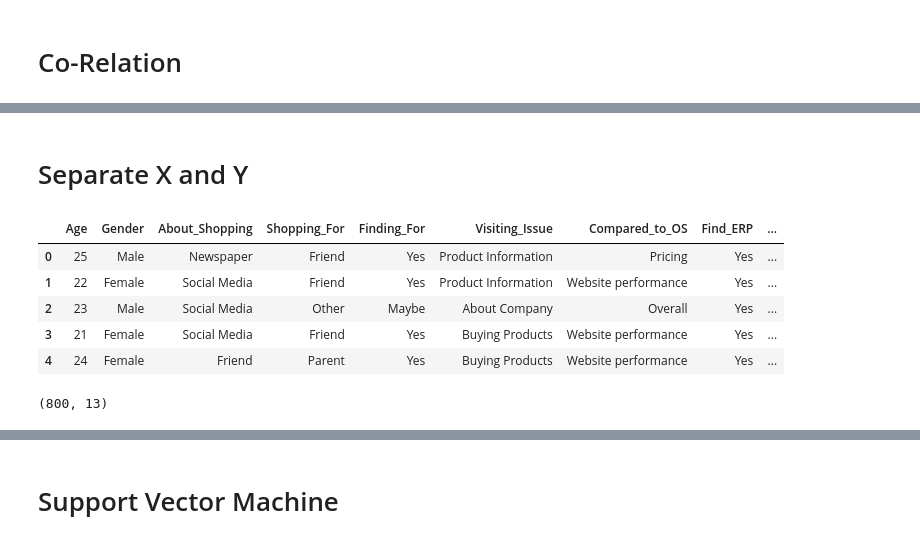
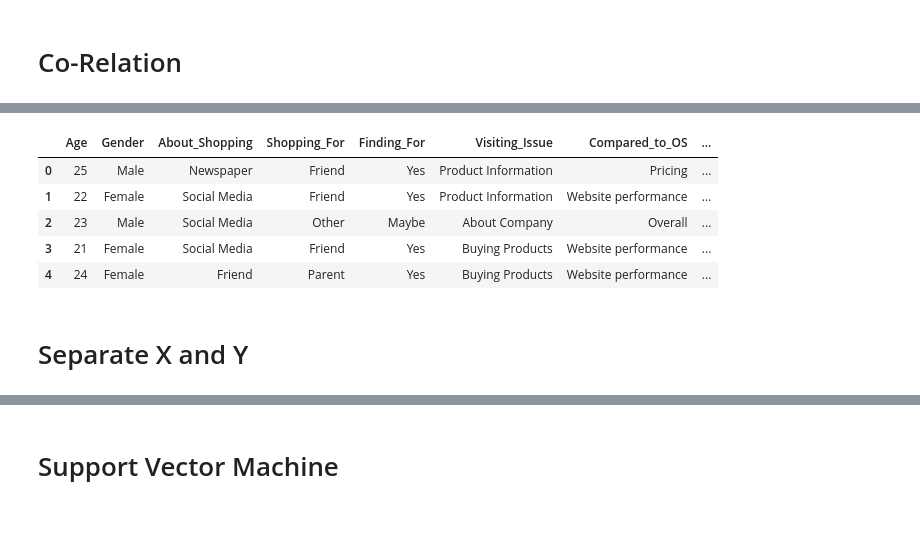
Before and after one commit to rajeshdiu/Online-Shopping-Review, a Jupyter notebook: Online Shopping Review.ipynb, the cells around one changed output, grey strips where cells are left out. Cells and saved outputs as stored; diff of their text form; code cells hidden in the pictures.

```diff
--- a/Online Shopping Review.ipynb
+++ b/Online Shopping Review.ipynb
@@ -275,3 +273,12 @@ sns.heatmap(df1.corr(), annot=True, linewidths=.5, fmt= '.1f',ax=ax)
+# %%
+df1.head()
+# %% [output]
+|  | Age | Gender | About_Shopping | Shopping_For | Finding_For | Visiting_Issue | Compared_to_OS | ... |
+| 0 | 25 | Male | Newspaper | Friend | Yes | Product Information | Pricing | ... |
+| 1 | 22 | Female | Social Media | Friend | Yes | Product Information | Website performance | ... |
+| 2 | 23 | Male | Social Media | Other | Maybe | About Company | Overall | ... |
+| 3 | 21 | Female | Social Media | Friend | Yes | Buying Products | Website performance | ... |
+| 4 | 24 | Female | Friend | Parent | Yes | Buying Products | Website performance | ... |
 # %% [markdown]
 # Separate X and Y
 # %%
@@ -281,13 +287,0 @@ x=df1.drop(["Complacency"],axis=1)
-# %%
-x.head()
-# %% [output]
-|  | Age | Gender | About_Shopping | Shopping_For | Finding_For | Visiting_Issue | Compared_to_OS | Find_ERP | ... |
-| 0 | 25 | Male | Newspaper | Friend | Yes | Product Information | Pricing | Yes | ... |
-| 1 | 22 | Female | Social Media | Friend | Yes | Product Information | Website performance | Yes | ... |
-| 2 | 23 | Male | Social Media | Other | Maybe | About Company | Overall | Yes | ... |
-| 3 | 21 | Female | Social Media | Friend | Yes | Buying Products | Website performance | Yes | ... |
-| 4 | 24 | Female | Friend | Parent | Yes | Buying Products | Website performance | Yes | ... |
-# %%
-x.shape
-# %% [output]
-(800, 13)
```
Also changed, not shown: parts of 49 cells of this notebook, 1 other file.
